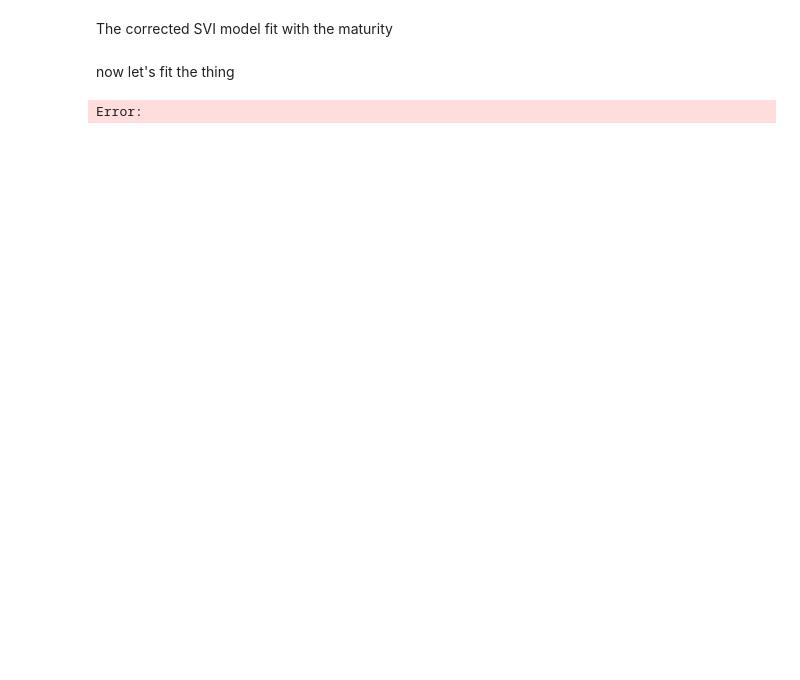
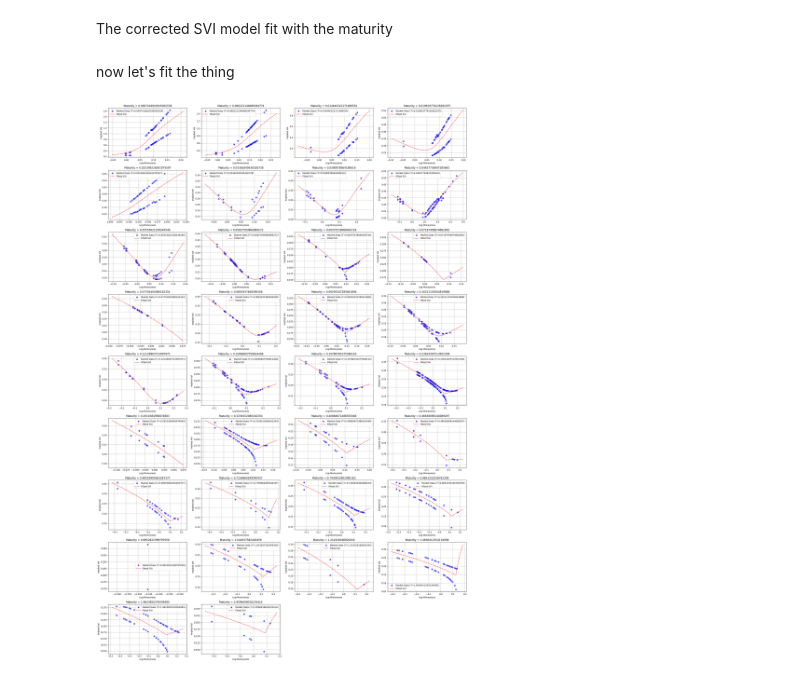
Before and after one commit to Paul-Pelletier/Financial-Modelling-Package, a Jupyter notebook: financial_modelling/misc/corrected SVI.ipynb, the cells around one changed output. Drawn from its saved outputs; the diff is of its cells as text; code cells hidden in the pictures; blank space fills up the shorter version.

```diff
--- a/financial_modelling/misc/corrected SVI.ipynb
+++ b/financial_modelling/misc/corrected SVI.ipynb
@@ -45,25 +239,24 @@ class SVI_model:
 # %% [markdown]
 now let's fit the thing
-# %%
-from financial_modelling.data_pre_processing.IVPreprocessor import IVPreprocessor
-
-filtered_data = IVPreprocessor(data).preprocess((0.90, 1.10),(0.90, 1.10))
-
-model = SVI_model()
-
-for i, value in enumerate(filtered_data["Residual_Maturity"].unique()):
-    # 3) Fit
-    model.fit(
-        log_moneyness=filtered_data["Log_Moneyness"].values,
-        maturity= value,
-        market_ivol=filtered_data["Implied_Volatility"].astype(float).values
-    )
-
-    # 4) Check calibrated parameters
-    print("Calibrated params:", model.params)
-
-    # 5) Predict implied vols on the same points (just for demonstration)
-    pred_iv = model.predict_ivol(df["k"].values, df["T"].values)
-    print("Predicted implied vols:", pred_iv)
-# %% [output]
-Error:
+# %%
+from financial_modelling.data_pre_processing.IVPreprocessor import IVPreprocessor
+import matplotlib.pyplot as plt
+displacement = 0.5
+vol = (1-displacement, 1+displacement)
+filtered_data = IVPreprocessor(data).preprocess(vol,vol)
+
+# Suppose your DataFrame is 'df' with columns ["Log_Moneyness","Residual_Maturity","Implied_Volatility"].
+# Fit the SVI model (all T at once)
+model = fit_svi_slices(filtered_data,
+                        log_moneyness_col="Log_Moneyness",
+                        implied_vol_col="Implied_Volatility",
+                        maturity_col="Residual_Maturity")
+
+# Plot on a grid with 2 columns
+plot_svi_slices_grid(model, filtered_data,
+                        log_moneyness_col="Log_Moneyness",
+                        implied_vol_col="Implied_Volatility",
+                        maturity_col="Residual_Maturity",
+                        ncols=4)
+# %% [output]
+[figure, added]
```
Also changed, not shown: parts of 3 cells of this notebook, 5 other files.
